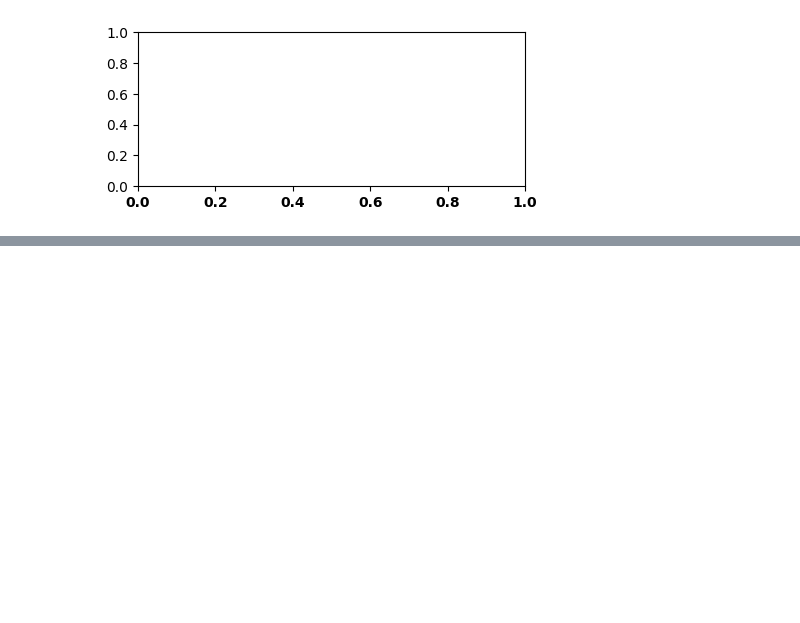
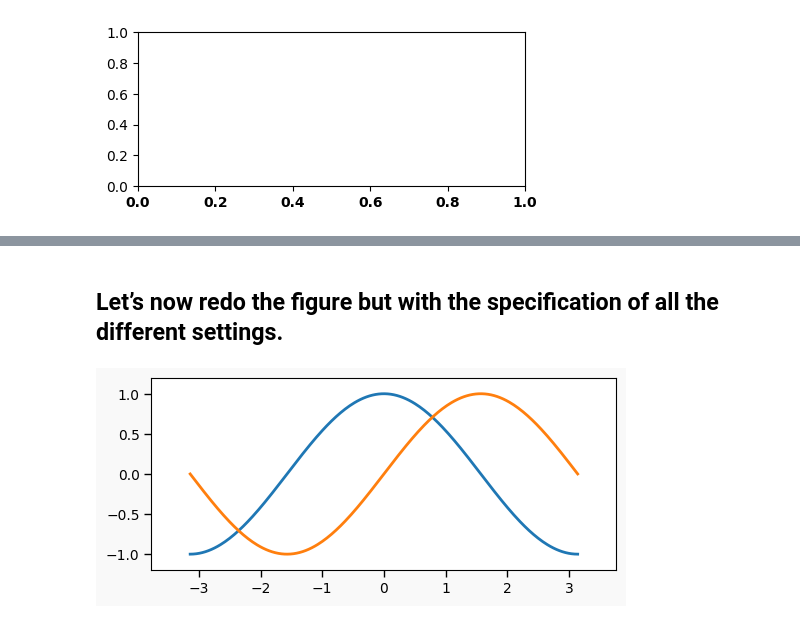
Before and after one commit to romz-pl/Jupyter-Python, a Jupyter notebook: 04-matplotlib/matplotlib.ipynb, the cells around one changed output, grey strips where cells are left out. Saved outputs shown, nothing was run; the diff lists cells and outputs as text; code cells hidden in the pictures; blank space fills up the shorter version.

```diff
--- a/04-matplotlib/matplotlib.ipynb
+++ b/04-matplotlib/matplotlib.ipynb
@@ -34,0 +70,57 @@ plt.show()
+# %% [markdown]
+## Let’s now redo the figure but with the specification of all the different settings.
+# %%
+X = np.linspace(-np.pi, np.pi, 256, endpoint=True)
+C, S = np.cos(X), np.sin(X)
+p = dict()
+p["figure.figsize"] = 6,2.5
+p["figure.dpi"] = 100
+p["figure.edgecolor"] = "black"
+p["figure.facecolor"] = "#f9f9f9"
+p["axes.linewidth"] = 1
+p["axes.facecolor"] = "#f9f9f9"
+p["axes.xmargin"] = 0.1
+p["axes.ymargin"] = 0.1
+p["axes.spines.bottom"] = True
+p["axes.spines.left"] = True
+p["axes.spines.right"] = False
+p["axes.spines.top"] = False
+p["font.sans-serif"] = ["Fira Sans Condensed"]
+p["axes.grid"] = False
+p["grid.color"] = "black"
+p["grid.linewidth"] = .1
+p["xtick.bottom"] = True
+p["xtick.top"] = False
+p["xtick.direction"] = "out"
+p["xtick.major.size"] = 5
+p["xtick.major.width"] = 1
+p["xtick.minor.size"] = 3
+p["xtick.minor.width"] = .5
+p["xtick.minor.visible"] = True
+p["ytick.left"] = True
+p["ytick.right"] = False
+p["ytick.direction"] = "out"
+p["ytick.major.size"] = 5
+p["ytick.major.width"] = 1
+p["ytick.minor.size"] = 3
+p["ytick.minor.width"] = .5
+p["ytick.minor.visible"] = True
+p["lines.linewidth"] = 2
+p["lines.markersize"] = 5
+p["lines.linestyle"] = "solid"
+
+fig = plt.figure(figsize = p['figure.figsize'], dpi = p['figure.dpi'], facecolor = p['figure.facecolor'], edgecolor = p['figure.edgecolor'])
+ax = plt.subplot(1,1,1)
+ax.plot(X, C, color="C0", linewidth = p['lines.linewidth'], linestyle = p['lines.linestyle'])
+ax.plot(X, S, color="C1", linewidth = p['lines.linewidth'], linestyle = p['lines.linestyle'])
+xmin, xmax = X.min(), X.max()
+xmargin = p['axes.xmargin']*(xmax - xmin)
+ax.set_xlim(xmin - xmargin, xmax + xmargin)
+ymin, ymax = min(C.min(), S.min()), max(C.max(), S.max())
+ymargin = p['axes.ymargin']*(ymax - ymin)
+ax.set_ylim(ymin - ymargin, ymax + ymargin)
+ax.tick_params(axis = "x", which="major", direction = p['xtick.direction'], length = p['xtick.major.size'], width = p['xtick.major.width'])
+ax.tick_params(axis = "y", which="major", direction = p['ytick.direction'], length = p['ytick.major.size'], width = p['ytick.major.width'])
+plt.show()
+# %% [output]
+[figure, added]
```
Also changed, not shown: parts of 9 cells of this notebook, 2 other files.
